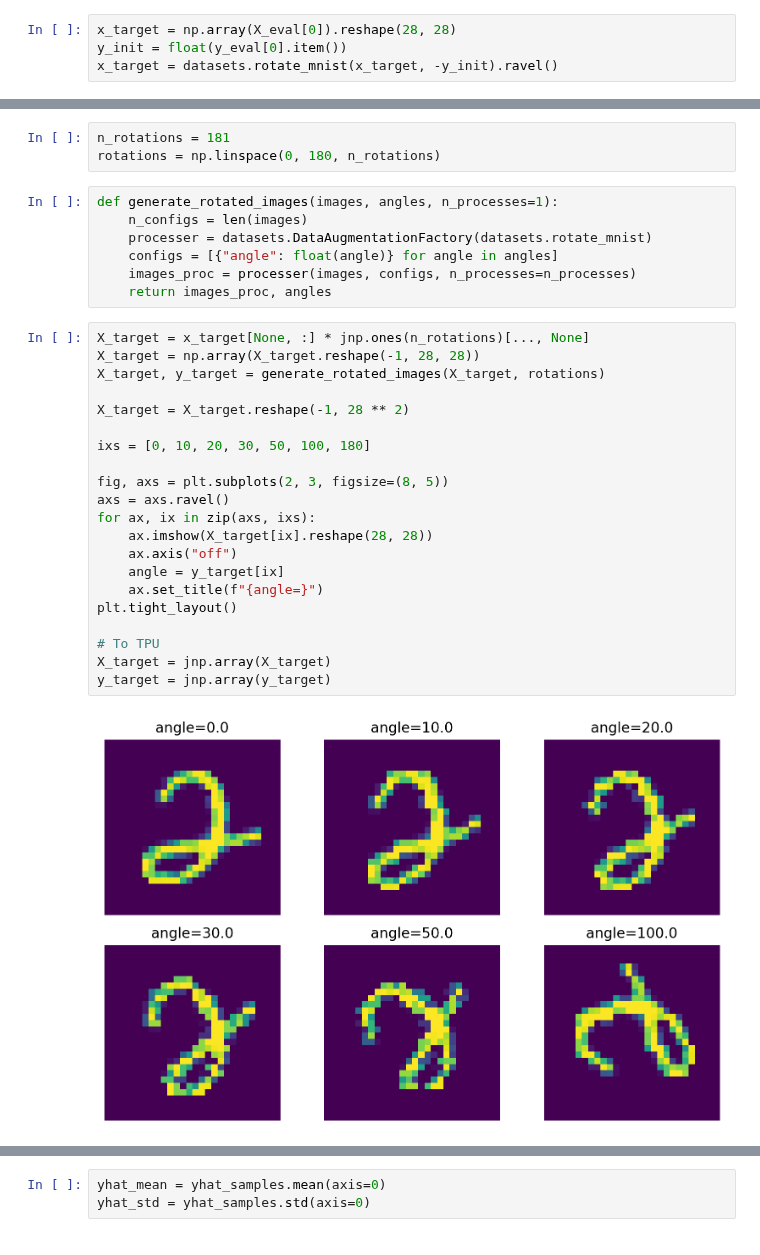
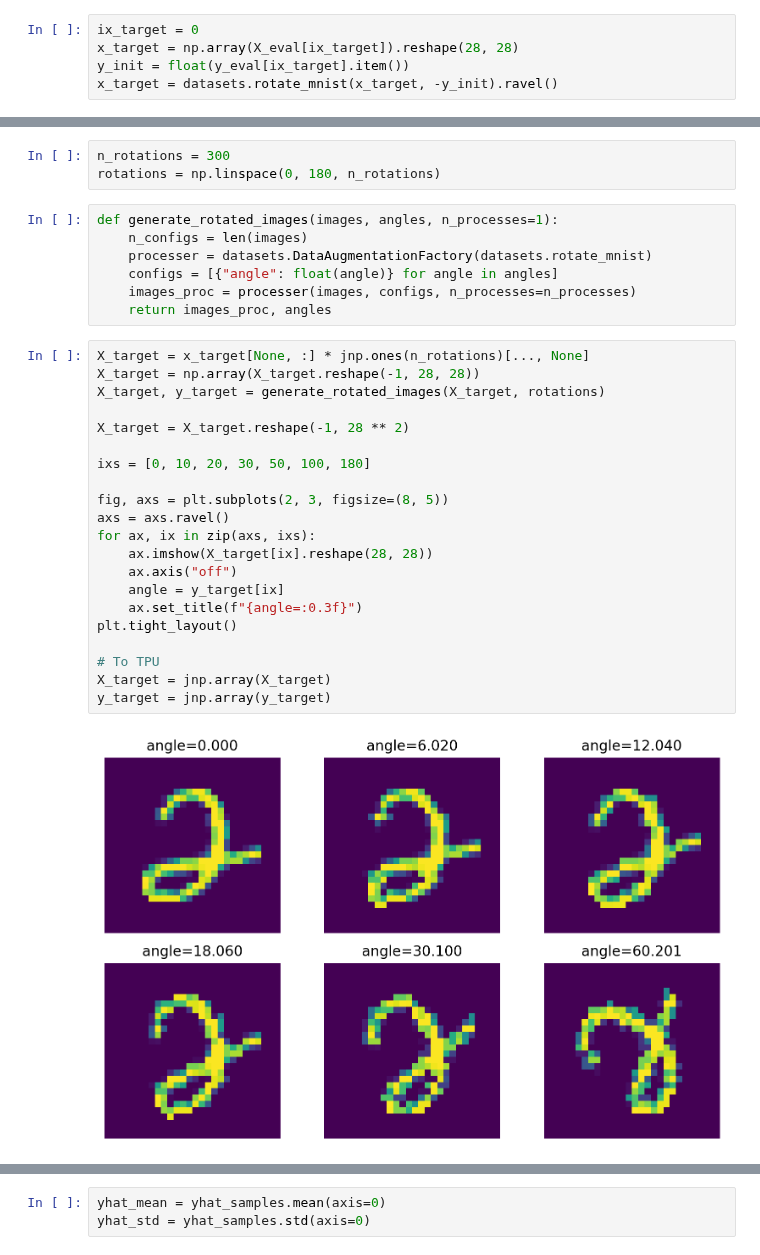
Before and after one commit to probml/dynamax, a Jupyter notebook: dynamax/rebayes/demos/bnn-rmnist-hmc-trenches.ipynb, the cells around one changed output, grey strips where cells are left out. Saved outputs shown, nothing was run; the diff lists cells and outputs as text.

```diff
--- a/dynamax/rebayes/demos/bnn-rmnist-hmc-trenches.ipynb
+++ b/dynamax/rebayes/demos/bnn-rmnist-hmc-trenches.ipynb
@@ -318,13 +255,14 @@ plt.grid(alpha=0.5)
 # %% [markdown]
 ### Evaluating the posterior predictive as a function of rotation angle
 # %%
-x_target = np.array(X_eval[0]).reshape(28, 28)
-y_init = float(y_eval[0].item())
+ix_target = 0
+x_target = np.array(X_eval[ix_target]).reshape(28, 28)
+y_init = float(y_eval[ix_target].item())
 x_target = datasets.rotate_mnist(x_target, -y_init).ravel()
 # %% [markdown]
 We consider the same image rotated from 0 to 180 degrees
 # %%
-n_rotations = 181
+n_rotations = 300
 rotations = np.linspace(0, 180, n_rotations)
 # %%
 def generate_rotated_images(images, angles, n_processes=1):
@@ -336,26 +274,26 @@ def generate_rotated_images(images, angles, n_processes=1):
 # %%
 X_target = x_target[None, :] * jnp.ones(n_rotations)[..., None]
 X_target = np.array(X_target.reshape(-1, 28, 28))
 X_target, y_target = generate_rotated_images(X_target, rotations)
 
 X_target = X_target.reshape(-1, 28 ** 2)
 
 ixs = [0, 10, 20, 30, 50, 100, 180]
 
 fig, axs = plt.subplots(2, 3, figsize=(8, 5))
 axs = axs.ravel()
 for ax, ix in zip(axs, ixs):
     ax.imshow(X_target[ix].reshape(28, 28))
     ax.axis("off")
     angle = y_target[ix]
-    ax.set_title(f"{angle=}")
+    ax.set_title(f"{angle=:0.3f}")
 plt.tight_layout()
 
 # To TPU
 X_target = jnp.array(X_target)
 y_target = jnp.array(y_target)
 # %% [output]
-[figure, old version]
+[figure, new version]
 # %%
 %%time
 yhat_samples = jax.vmap(model.apply, (0, None))(sampled_params, X_target).squeeze()
```
Also changed, not shown: parts of 19 cells of this notebook.
